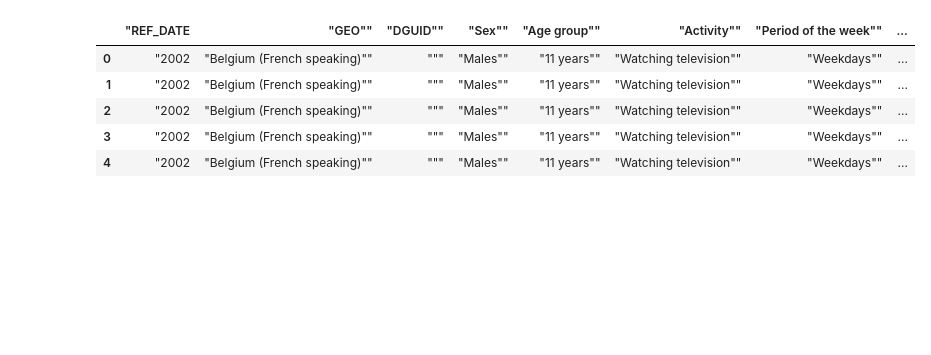
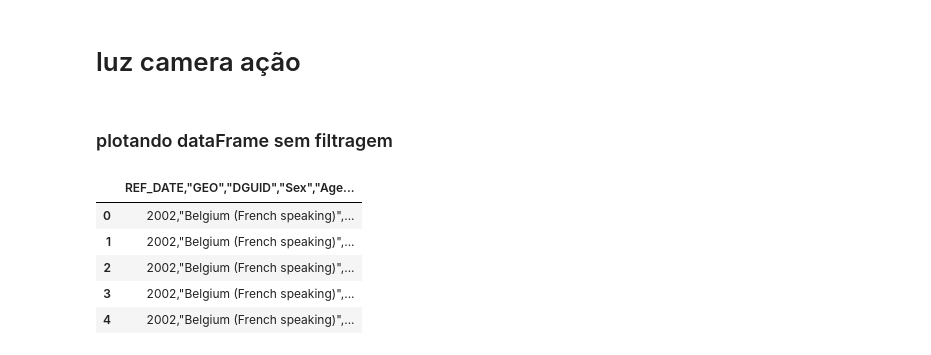
Before and after one commit to W8jonas/dataVisualizationAndAnalytics, a Jupyter notebook: estudo_data_visualization.ipynb, the cells around one changed output. Saved outputs shown, nothing was run; the diff lists cells and outputs as text; code cells hidden in the pictures; blank space fills up the shorter version.

```diff
--- a/estudo_data_visualization.ipynb
+++ b/estudo_data_visualization.ipynb
@@ -0,0 +1,2 @@
+# %% [markdown]
+# luz camera ação
@@ -1,12 +7,12 @@
+# %% [markdown]
+### plotando dataFrame sem filtragem
 # %%
-import pandas as pd
-import numpy as np
-dataFrame = pd.read_csv('horasUsandoCelular.csv', sep=',"', engine='python')
+dataFrame = pd.read_csv('horasUsandoCelular.csv', sep=',', engine='python')
 dataFrame.head()
 # %% [output]
-|  | "REF_DATE | "GEO"" | "DGUID"" | "Sex"" | "Age group"" | "Activity"" | "Period of the week"" | ... |
-| 0 | "2002 | "Belgium (French speaking)"" | """ | "Males"" | "11 years"" | "Watching television"" | "Weekdays"" | ... |
-| 1 | "2002 | "Belgium (French speaking)"" | """ | "Males"" | "11 years"" | "Watching television"" | "Weekdays"" | ... |
-| 2 | "2002 | "Belgium (French speaking)"" | """ | "Males"" | "11 years"" | "Watching television"" | "Weekdays"" | ... |
-| 3 | "2002 | "Belgium (French speaking)"" | """ | "Males"" | "11 years"" | "Watching television"" | "Weekdays"" | ... |
-| 4 | "2002 | "Belgium (French speaking)"" | """ | "Males"" | "11 years"" | "Watching television"" | "Weekdays"" | ... |
+|  | REF_DATE,"GEO","DGUID","Sex","Age... |
+| 0 | 2002,"Belgium (French speaking)",... |
+| 1 | 2002,"Belgium (French speaking)",... |
+| 2 | 2002,"Belgium (French speaking)",... |
+| 3 | 2002,"Belgium (French speaking)",... |
+| 4 | 2002,"Belgium (French speaking)",... |
```
Also changed, not shown: parts of 6 cells of this notebook, 1 other file.
